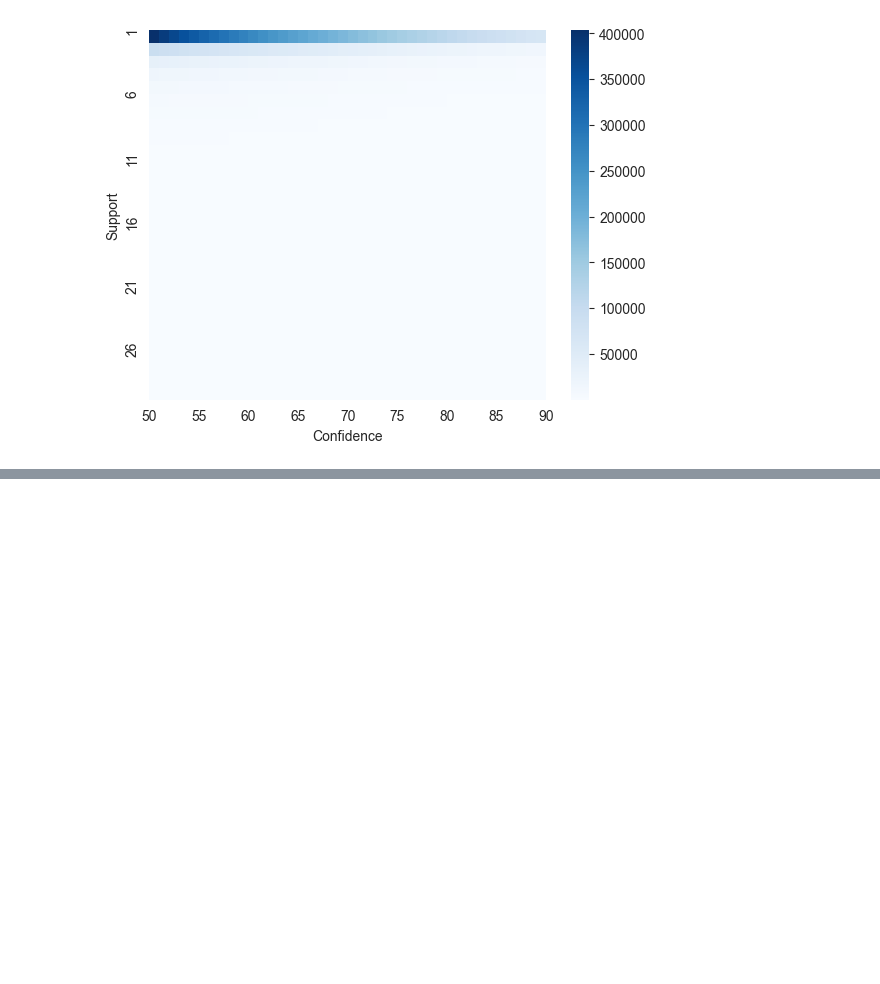
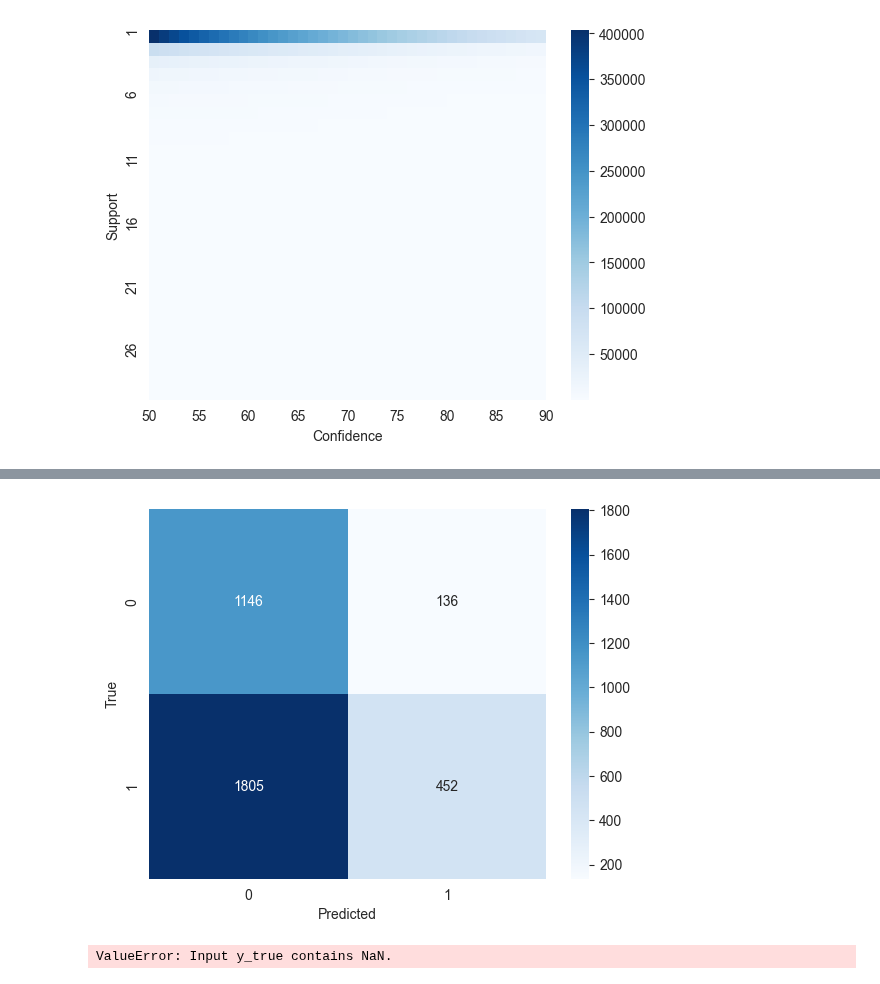
Before and after one commit to EmilianoMarrale/Spotify-Dataset-Analysis, a Jupyter notebook: PatternMining.ipynb, the cells around one changed output, grey strips where cells are left out. Cells and saved outputs as stored; diff of their text form; code cells hidden in the pictures; blank space fills up the shorter version.

```diff
--- a/PatternMining.ipynb
+++ b/PatternMining.ipynb
@@ -177,9 +199,12 @@ df_train['popularityBin'] = df_train['popularityBin'].astype(str) + '_popularity
 # %%
 explicit_dict = {0: 'not_explicit', 1: 'explicit'}
 df_train['explicit'] = df_train['explicit'].map(explicit_dict)
+df_test['explicit'] = df_test['explicit'].map(explicit_dict)
 
 mode_dict = {0: 'minor', 1: 'major'}
 df_train['mode'] = df_train['mode'].map(mode_dict)
+df_test['mode'] = df_test['mode'].map(mode_dict)
 
 key_dict = {0: 'C', 1: 'C#', 2: 'D', 3: 'D#', 4: 'E', 5: 'F', 6: 'F#', 7: 'G', 8: 'G#', 9: 'A', 10: 'A#', 11: 'B'}
 df_train['key'] = df_train['key'].map(key_dict)
+df_test['key'] = df_test['key'].map(key_dict)
@@ -202,6 +211,7 @@ df_train
 # %%
 #df_train.drop(columns=['explicit', 'durationBin', 'speechinessBin', 'livenessBin', 'n_barsBin', 'n_beatsBin', 'livenessBin'], axis=1, inplace=True)
 df_train.drop(columns=['time_signature', 'n_barsBin'], axis=1, inplace=True)
+df_test.drop(columns=['time_signature', 'n_barsBin'], axis=1, inplace=True)
 # %% [markdown]
 # Pattern Mining - Apriori
 # %%
@@ -647,0 +683,63 @@ df_train
+# %%
+
+# for each indices in the list create a new column in the test dataset and set the value to 1
+df_test['predictions'] = 0
+df_test.loc[indices, 'predictions'] = 1
+# %%
+#drop NaN from 'mode' column
+df_test.dropna(subset=['mode'], inplace=True)
+# %%
+#count the number of times mode is 1 and predictions is 1 and print it
+df_test[(df_test['mode'] == 1) & (df_test['predictions'] == 1)].count()
+
+#count the number of times mode is 1 and predictions is 0
+df_test[(df_test['mode'] == 1) & (df_test['predictions'] == 0)].count()
+
+#count the number of times mode is 0 and predictions is 1
+df_test[(df_test['mode'] == 0) & (df_test['predictions'] == 1)].count()
+
+#count the number of times mode is 0 and predictions is 0
+df_test[(df_test['mode'] == 0) & (df_test['predictions'] == 0)].count()
+
+
+# Calculate the counts
+TN = df_test[(df_test['mode'] == 0) & (df_test['predictions'] == 0)].count()[0]
+FP = df_test[(df_test['mode'] == 0) & (df_test['predictions'] == 1)].count()[0]
+FN = df_test[(df_test['mode'] == 1) & (df_test['predictions'] == 0)].count()[0]
+TP = df_test[(df_test['mode'] == 1) & (df_test['predictions'] == 1)].count()[0]
+
+# Create the confusion matrix
+conf_matrix = np.array([[TN, FP], [FN, TP]])
+
+# Plot the confusion matrix
+sns.heatmap(conf_matrix, annot=True, fmt='d', cmap='Blues')
+plt.xlabel('Predicted')
+plt.ylabel('True')
+plt.show()
+# %% [output]
+[figure, added]
+# %%
+true_labels = df_test['mode']  # Replace 'target_variable' with the name of your actual target variable column
+#transform true label to string
+#create dataset with only explicit, acousticness and speechiness and mode
+df_test_explicit_acousticness_speechiness = df_test[['explicit', 'acousticness', 'speechiness', 'mode']]
+
+
+# Calculate evaluation metrics
+accuracy = accuracy_score(true_labels, predictions)
+precision = precision_score(true_labels, predictions, average='macro', zero_division=1)
+recall = recall_score(true_labels, predictions, average='macro', zero_division=1)
+conf_matrix = confusion_matrix(true_labels, predictions)
+
+# Print the evaluation results
+print(f"Accuracy: {accuracy}")
+print(f"Precision: {precision}")
+print(f"Recall: {recall}")
+
+#plot the confusion matrix
+sns.heatmap(conf_matrix, annot=True, fmt='g')
+plt.xlabel('Predicted')
+plt.ylabel('True')
+plt.show()
+# %% [output]
+ValueError: Input y_true contains NaN.
```
Also changed, not shown: parts of 14 cells of this notebook.
